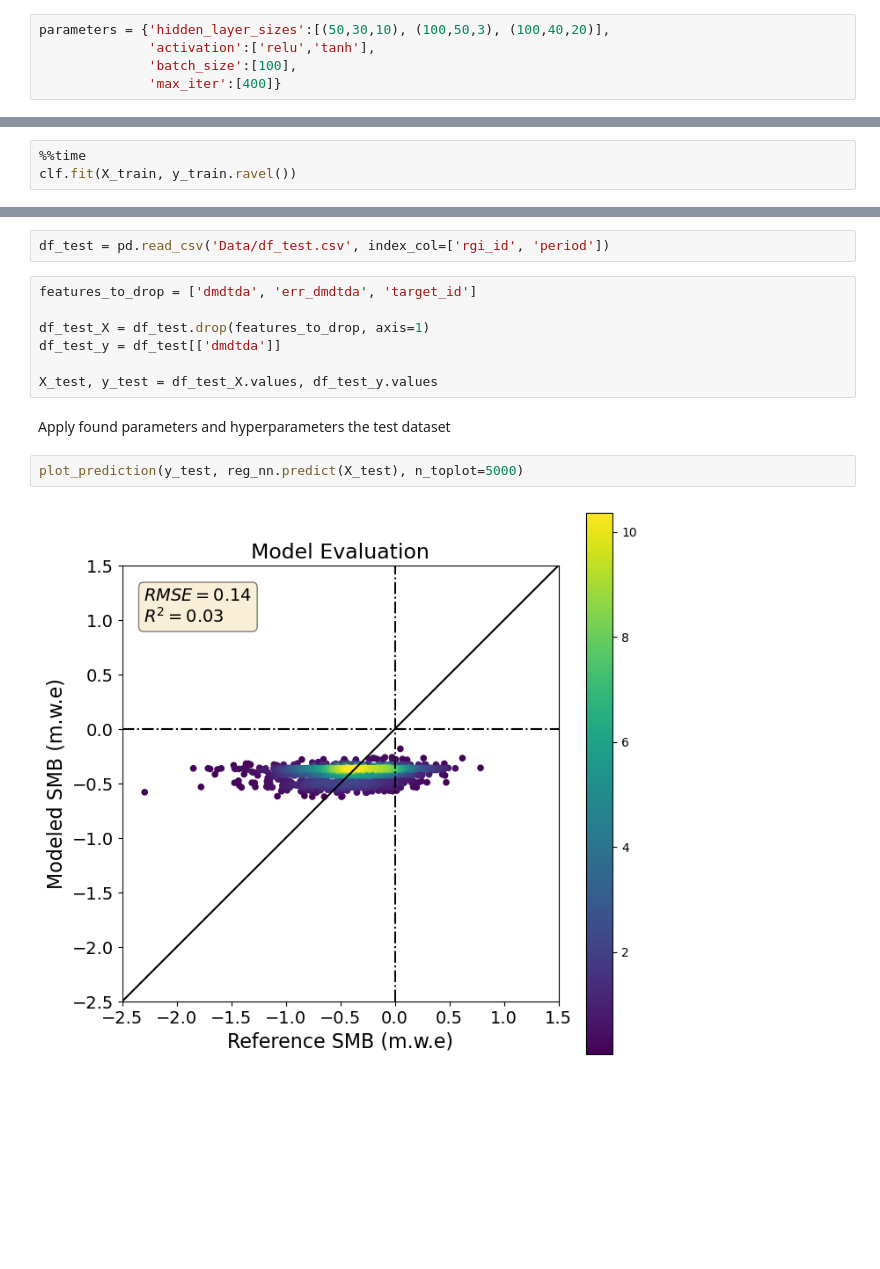
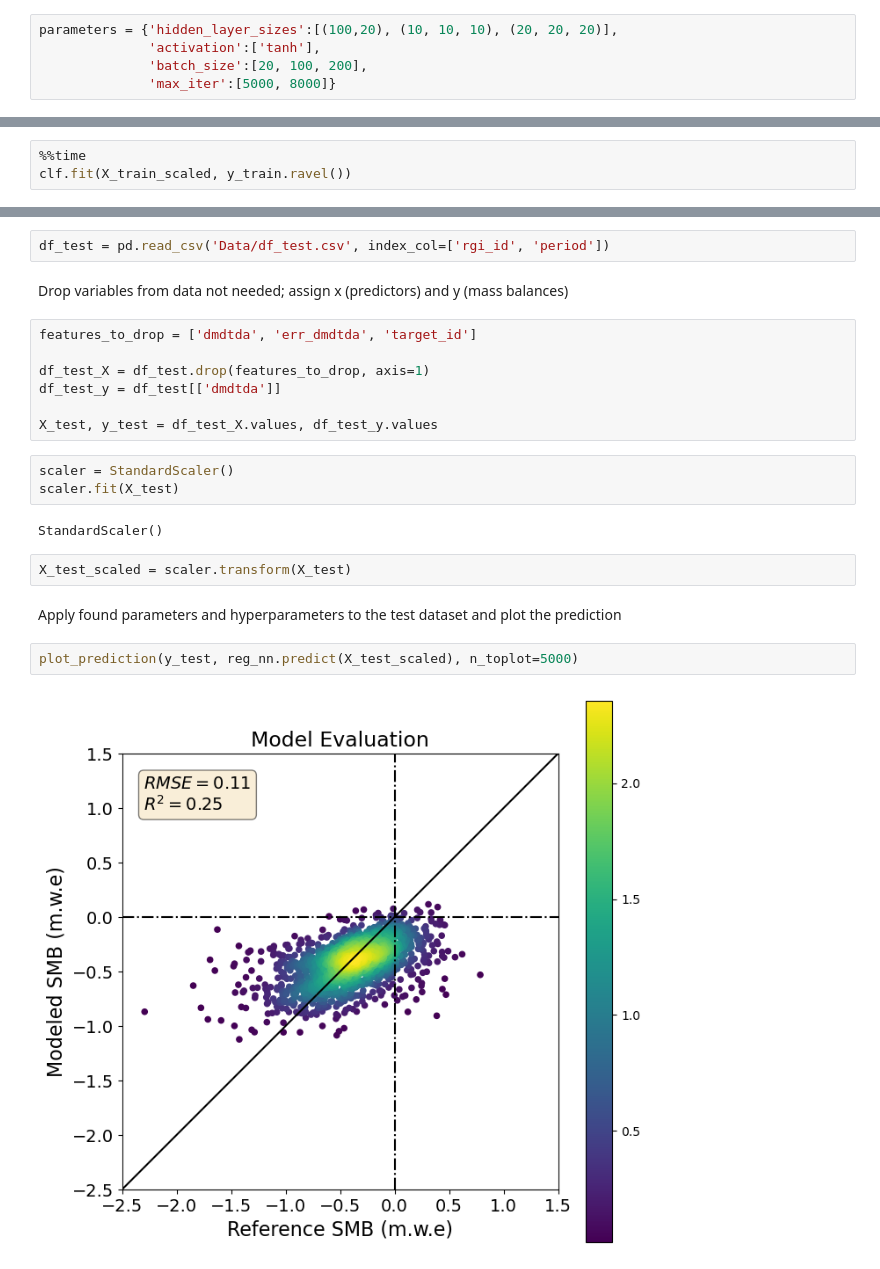
Before and after one commit to regine/Project_MB_Regression, a Jupyter notebook: 4_Validation.ipynb, the cells around one changed output, grey strips where cells are left out. Drawn from its saved outputs; the diff is of its cells as text; blank space fills up the shorter version.

```diff
--- a/4_Validation.ipynb
+++ b/4_Validation.ipynb
@@ -79,10 +88,10 @@ from sklearn.model_selection import GridSearchCV
 # %% [markdown]
 Define set of hyperparameters to use in cross-validation (rest is default)
 # %%
-parameters = {'hidden_layer_sizes':[(50,30,10), (100,50,3), (100,40,20)],
-              'activation':['relu','tanh'],
-              'batch_size':[100],
-              'max_iter':[400]}
+parameters = {'hidden_layer_sizes':[(100,20), (10, 10, 10), (20, 20, 20)],
+              'activation':['tanh'],
+              'batch_size':[20, 100, 200],
+              'max_iter':[5000, 8000]}
 # %% [markdown]
 Find best hyperparameters in cross-validation:
 # %%
@@ -90,5 +99,5 @@ clf = GridSearchCV(estimator=MLPRegressor(),
                    param_grid=parameters)
 # %%
 %%time
-clf.fit(X_train, y_train.ravel())
+clf.fit(X_train_scaled, y_train.ravel())
 # %% [output]
@@ -168,6 +179,8 @@ plot_prediction(y_train, reg_nn.predict(X_train), n_toplot=5000)
 Read test data
 # %%
 df_test = pd.read_csv('Data/df_test.csv', index_col=['rgi_id', 'period'])
+# %% [markdown]
+Drop variables from data not needed; assign x (predictors) and y (mass balances)
 # %%
 features_to_drop = ['dmdtda', 'err_dmdtda', 'target_id']
 
@@ -175,9 +188,16 @@ df_test_X = df_test.drop(features_to_drop, axis=1)
 df_test_y = df_test[['dmdtda']]
 
 X_test, y_test = df_test_X.values, df_test_y.values
+# %%
+scaler = StandardScaler()
+scaler.fit(X_test)
+# %% [output]
+StandardScaler()
+# %%
+X_test_scaled = scaler.transform(X_test)
 # %% [markdown]
-Apply found parameters and hyperparameters the test dataset
+Apply found parameters and hyperparameters to the test dataset and plot the prediction
 # %%
-plot_prediction(y_test, reg_nn.predict(X_test), n_toplot=5000)
+plot_prediction(y_test, reg_nn.predict(X_test_scaled), n_toplot=5000)
 # %% [output]
-[figure, old version]
+[figure, new version]
```
Also changed, not shown: parts of 6 cells of this notebook, 2 other files.
